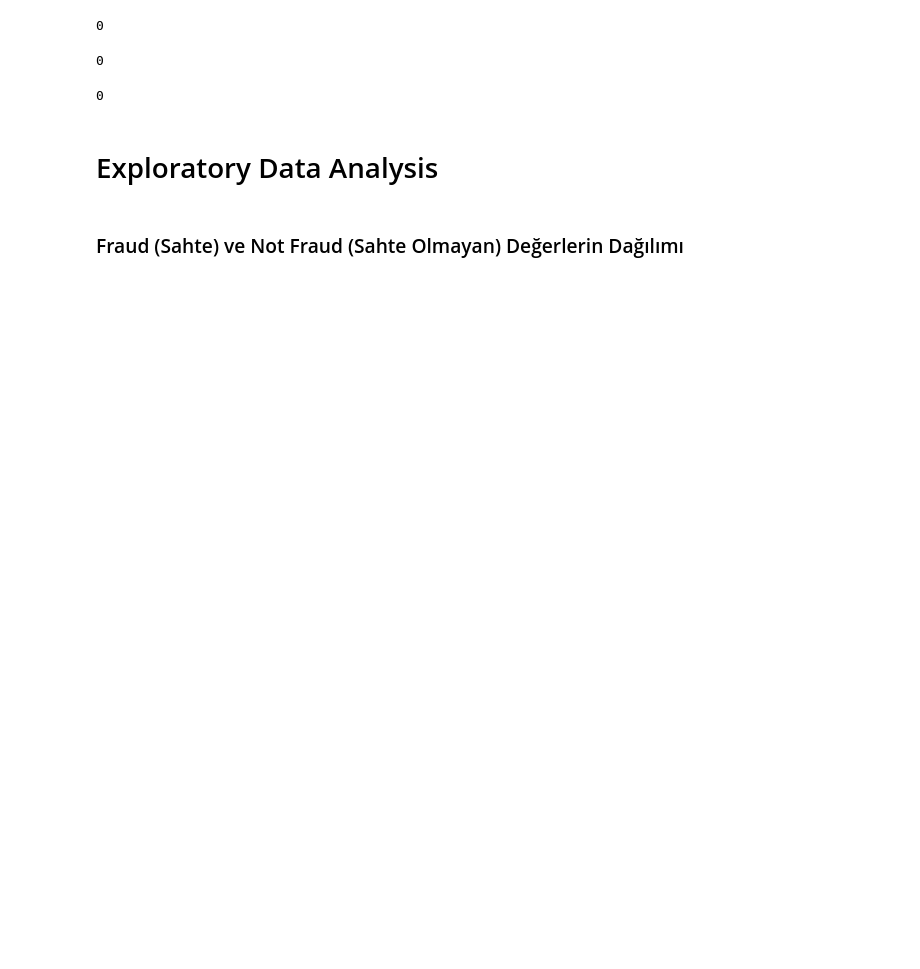
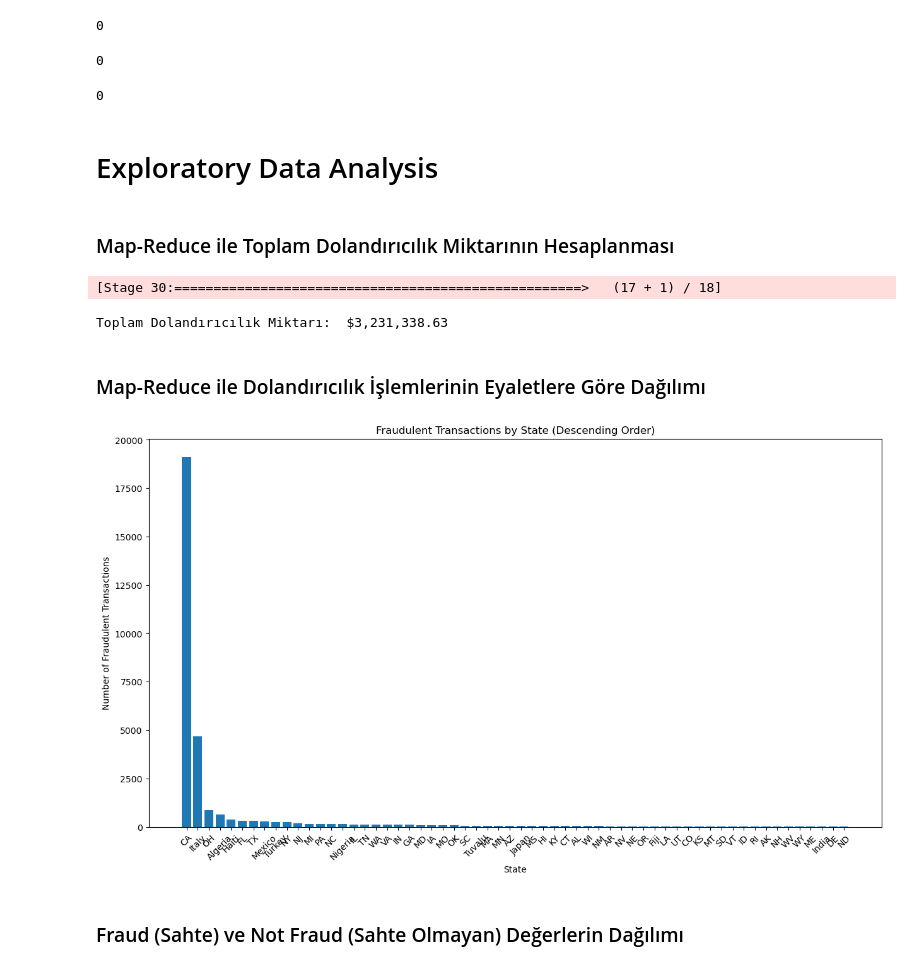
Before and after one commit to omerfozgul/CreditCardFraudDetection, a Jupyter notebook: credit-card-fraud-detection.ipynb, the cells around one changed output. Saved outputs shown, nothing was run; the diff lists cells and outputs as text; code cells hidden in the pictures; blank space fills up the shorter version.

```diff
--- a/credit-card-fraud-detection.ipynb
+++ b/credit-card-fraud-detection.ipynb
@@ -182,6 +200,46 @@ df.filter(col("Zip").isNull()).count()
 0
 # %% [markdown]
 # Exploratory Data Analysis
+# %% [markdown]
+### Map-Reduce ile Toplam Dolandırıcılık Miktarının Hesaplanması
+# %%
+# Fraud olan transactionlar RDD'ye dönüştürüyoruz
+fraud_transactions = df.filter(df['Is Fraud?'] == 1).rdd
+
+# 'map' işlemi ile işlem tutarını çıkarıyoruz
+fraud_amounts = fraud_transactions.map(lambda row: row.Amount)
+
+# 'reduce' işlemi ile toplam tutarı hesaplıyoruz
+total_fraud_amount = fraud_amounts.reduce(lambda x, y: x + y)
+
+# Toplam miktarı dolar olarak formatlama
+formatted_total_fraud_amount = "${:,.2f}".format(total_fraud_amount)
+print("Toplam Dolandırıcılık Miktarı: ", formatted_total_fraud_amount)
+# %% [output]
+[Stage 30:====================================================>   (17 + 1) / 18]
+Toplam Dolandırıcılık Miktarı:  $3,231,338.63
+# %% [markdown]
+### Map-Reduce ile Dolandırıcılık İşlemlerinin Eyaletlere Göre Dağılımı
+# %%
+# Eyalet ve dolandırıcılık durumunu çıkarma
+state_frauds = fraud_transactions.map(lambda row: (row['Merchant State'], 1))
+
+# Eyaletlere göre toplamı hesaplama ve azalan sırada sıralama
+state_fraud_counts = state_frauds.reduceByKey(lambda x, y: x + y).sortBy(lambda x: x[1], ascending=False)
+
+# Verileri toplama
+states, counts = zip(*state_fraud_counts.collect())
+
+# Bar grafiği çizme
+plt.figure(figsize=(15, 8))  # Grafiğin boyutunu ayarlama
+plt.bar(states, counts)
+plt.title('Fraudulent Transactions by State (Descending Order)')
+plt.xlabel('State')
+plt.ylabel('Number of Fraudulent Transactions')
+plt.xticks(rotation=45)  # Eyalet isimlerini okunaklı hale getirmek için
+plt.show()
+# %% [output]
+[figure, added]
 # %% [markdown]
 ### Fraud (Sahte) ve Not Fraud (Sahte Olmayan) Değerlerin Dağılımı
 # %%
```
Also changed, not shown: parts of 15 cells of this notebook.
